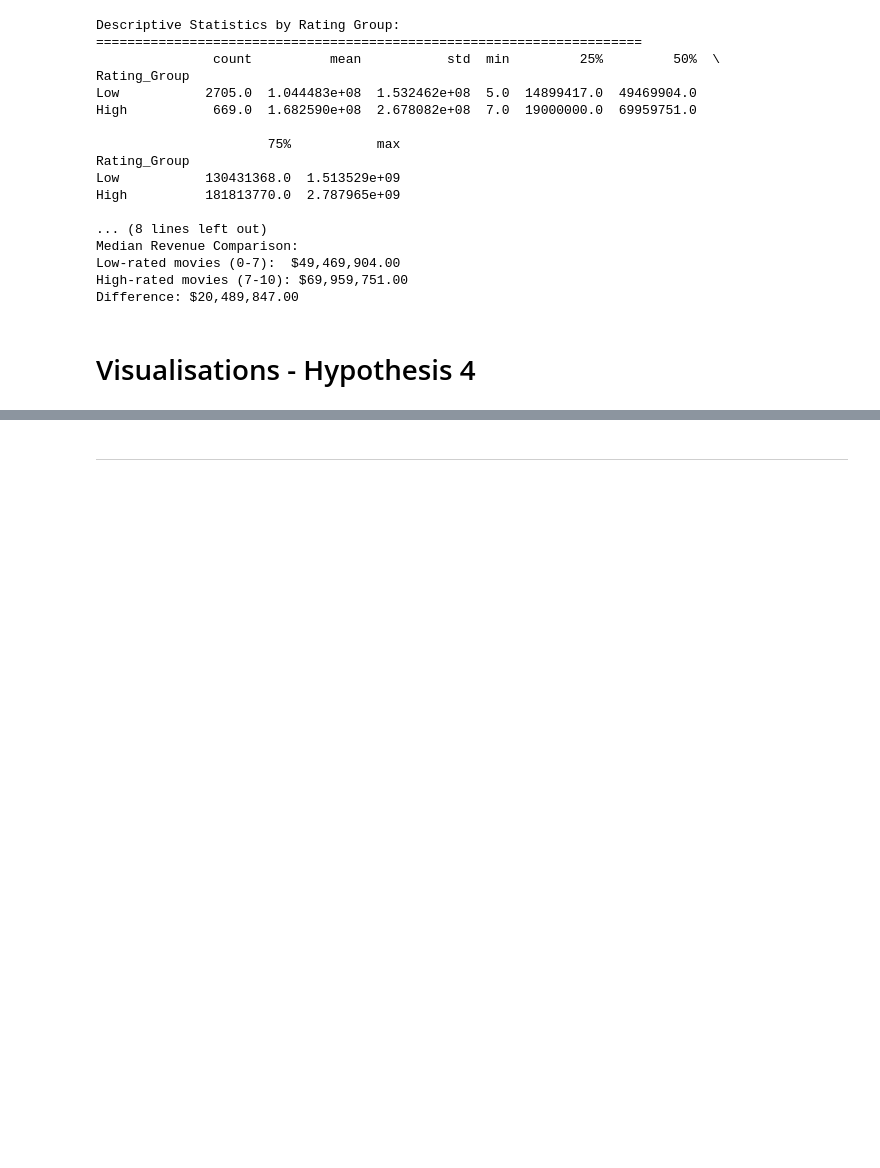
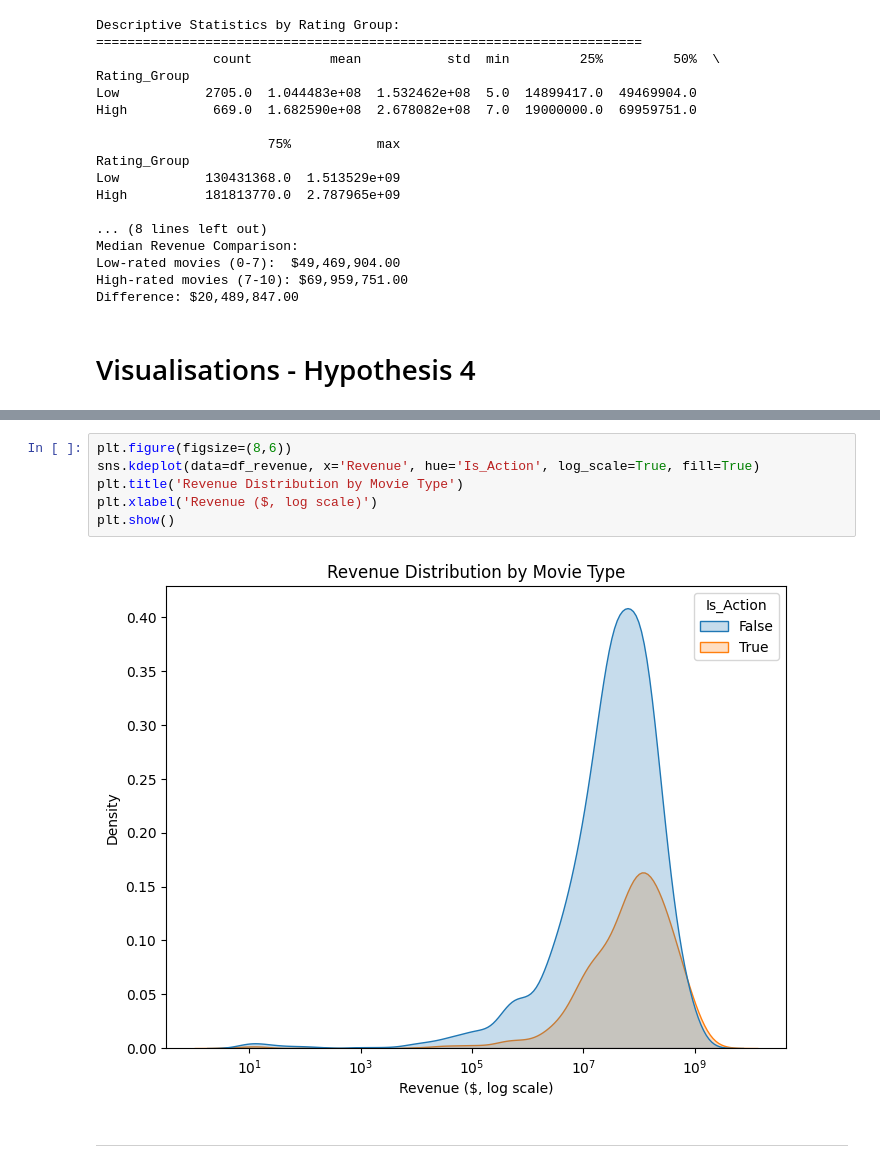
Before and after one commit to JayneLawley/Team1_TMDb_Hackathon_2, a Jupyter notebook: jupyter_notebooks/HM_EDA.ipynb, the cells around one changed output, grey strips where cells are left out. Saved outputs shown, nothing was run; the diff lists cells and outputs as text; blank space fills up the shorter version.

```diff
--- a/jupyter_notebooks/HM_EDA.ipynb
+++ b/jupyter_notebooks/HM_EDA.ipynb
@@ -382,3 +459,11 @@ Difference: $20,489,847.00
+# %%
+plt.figure(figsize=(8,6))
+sns.kdeplot(data=df_revenue, x='Revenue', hue='Is_Action', log_scale=True, fill=True)
+plt.title('Revenue Distribution by Movie Type')
+plt.xlabel('Revenue ($, log scale)')
+plt.show()
+# %% [output]
+[figure, added]
 # %% [markdown]
 ---
 # %% [markdown]
```
Also changed, not shown: parts of 8 cells of this notebook.
